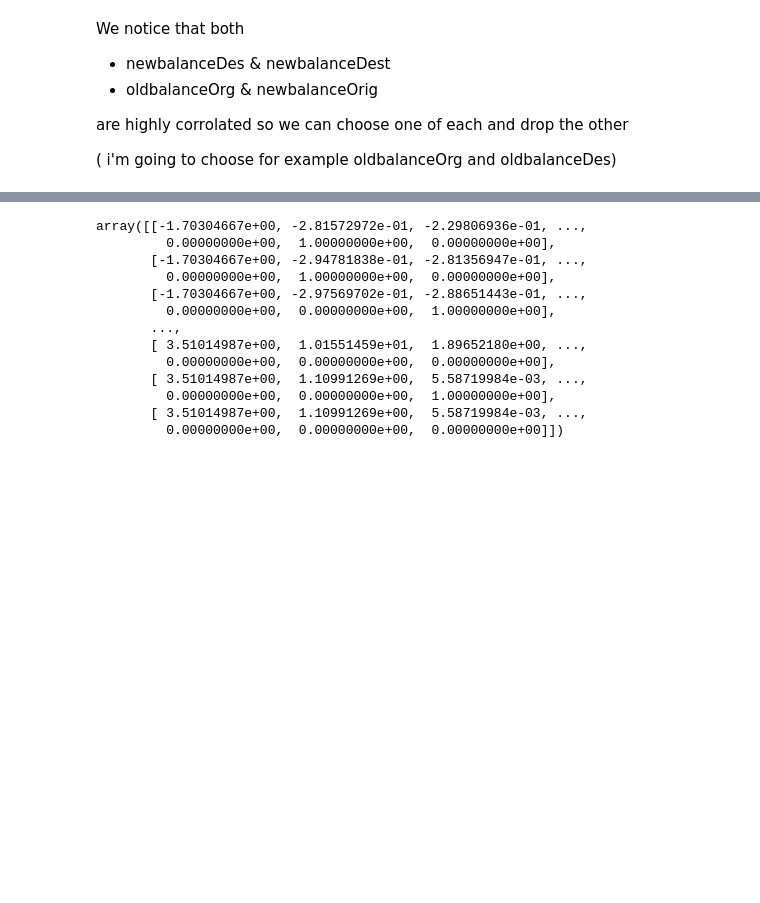
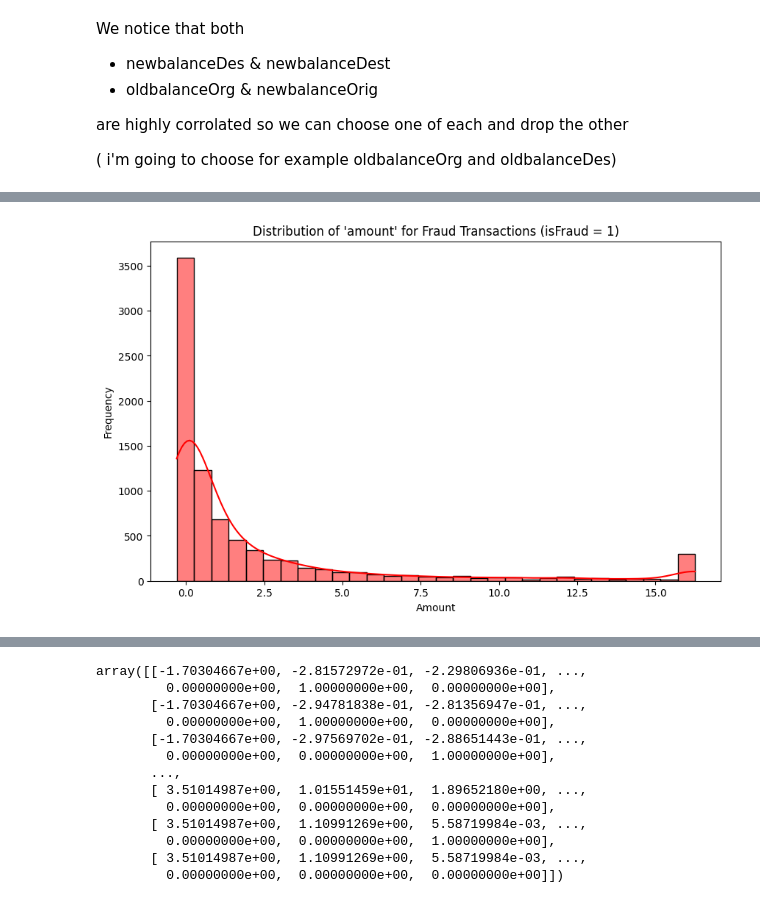
Before and after one commit to BAHAMLAOUHI/Data-Mining-Project, a Jupyter notebook: EDA_&_Preprocessing.ipynb, the cells around one changed output, grey strips where cells are left out. Saved outputs shown, nothing was run; the diff lists cells and outputs as text; code cells hidden in the pictures; blank space fills up the shorter version.

```diff
--- a/EDA_&_Preprocessing.ipynb
+++ b/EDA_&_Preprocessing.ipynb
@@ -544,0 +542,11 @@ plt.show()
+# %%
+fraud_data = df_scaled[df_scaled['isFraud'] == 1]
+
+plt.figure(figsize=(10, 6))
+sns.histplot(data=fraud_data, x='amount', kde=True, bins=30, color='red')
+plt.title("Distribution of 'amount' for Fraud Transactions (isFraud = 1)")
+plt.xlabel("Amount")
+plt.ylabel("Frequency")
+plt.show()
+# %% [output]
+[figure, added]
```
Also changed, not shown: parts of 23 cells of this notebook.
